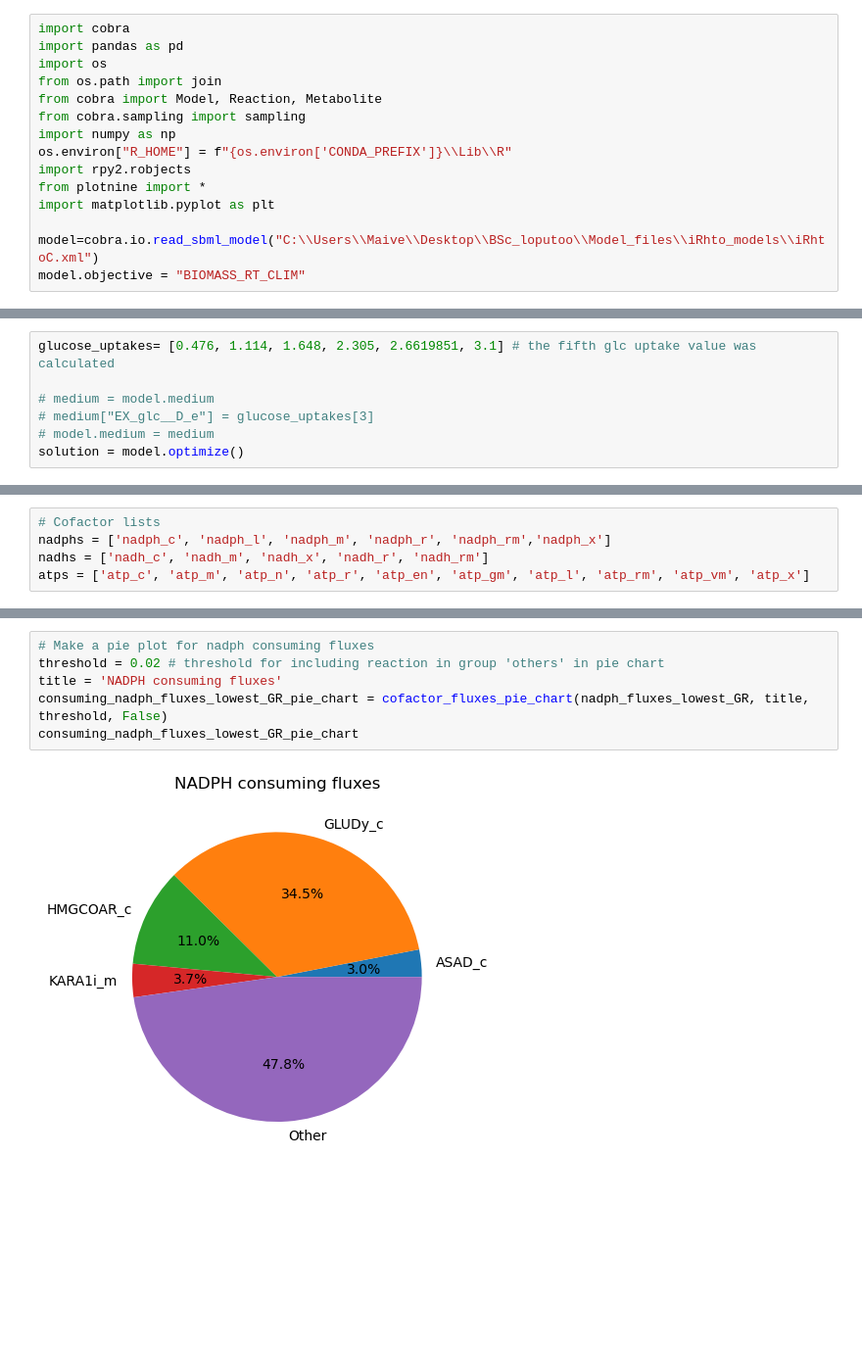
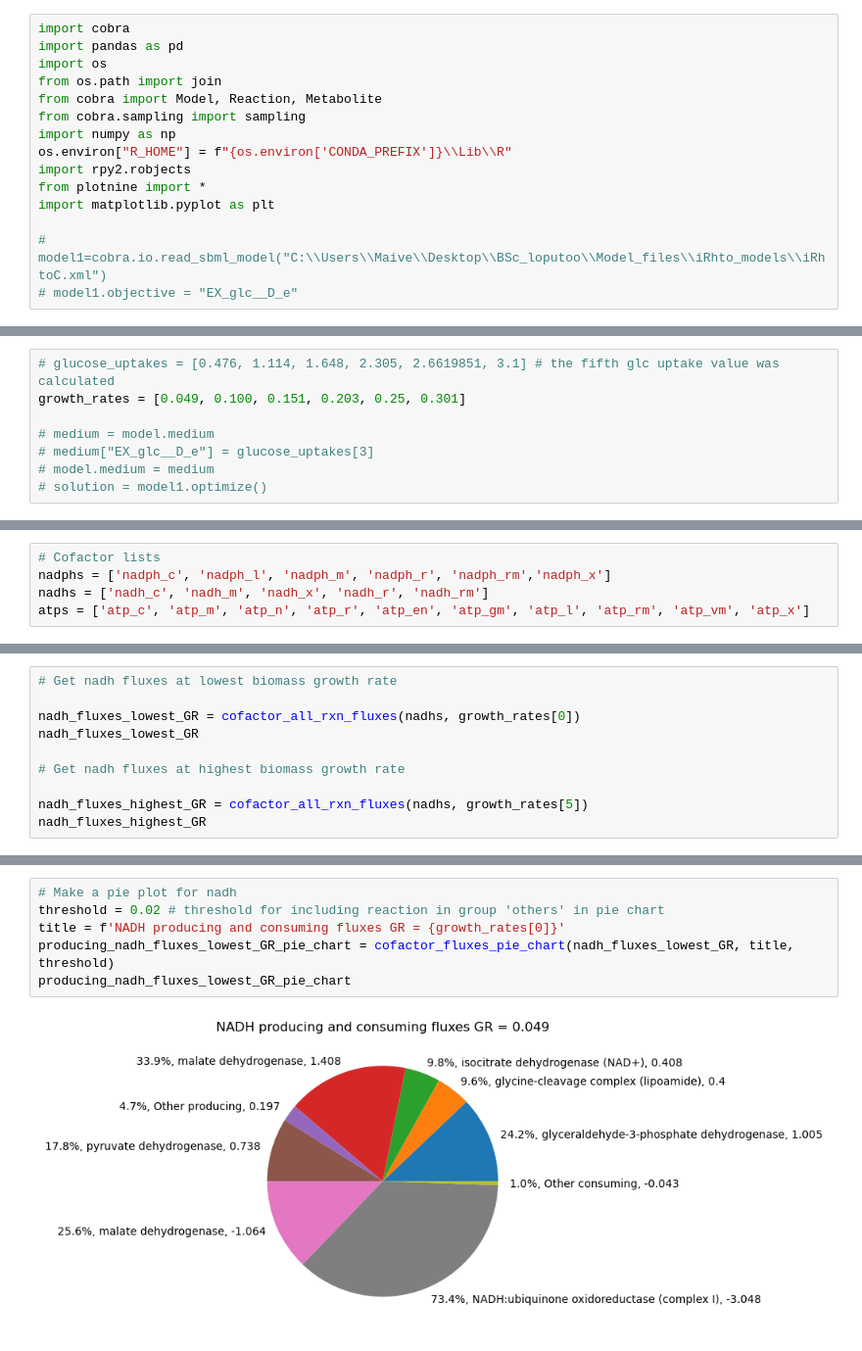
Before and after one commit to maivehanni/BSc_thesis, a Jupyter notebook: Python_scripts/iRhto/iRhto_cofactor_balances.ipynb, the cells around one changed output, grey strips where cells are left out. Shown: that part at 98% size. Drawn from its saved outputs; the diff is of its cells as text; blank space fills up the shorter version.

```diff
--- a/Python_scripts/iRhto/iRhto_cofactor_balances.ipynb
+++ b/Python_scripts/iRhto/iRhto_cofactor_balances.ipynb
@@ -17,5 +17,5 @@ import rpy2.robjects
 from plotnine import *
 import matplotlib.pyplot as plt
 
-model=cobra.io.read_sbml_model("C:\\Users\\Maive\\Desktop\\BSc_loputoo\\Model_files\\iRhto_models\\iRhtoC.xml")
-model.objective = "BIOMASS_RT_CLIM"
+# model1=cobra.io.read_sbml_model("C:\\Users\\Maive\\Desktop\\BSc_loputoo\\Model_files\\iRhto_models\\iRhtoC.xml")
+# model1.objective = "EX_glc__D_e"
@@ -25,7 +22,8 @@ Academic license - for non-commercial use only - expires 2025-01-21
 # %%
-glucose_uptakes= [0.476, 1.114, 1.648, 2.305, 2.6619851, 3.1] # the fifth glc uptake value was calculated
+# glucose_uptakes = [0.476, 1.114, 1.648, 2.305, 2.6619851, 3.1] # the fifth glc uptake value was calculated
+growth_rates = [0.049, 0.100, 0.151, 0.203, 0.25, 0.301]
 
 # medium = model.medium
 # medium["EX_glc__D_e"] = glucose_uptakes[3]
 # model.medium = medium
-solution = model.optimize()
+# solution = model1.optimize()
@@ -145,0 +197,10 @@ producing_nadph_fluxes_lowest_GR_pie_chart
+# %%
+# Get nadh fluxes at lowest biomass growth rate
+
+nadh_fluxes_lowest_GR = cofactor_all_rxn_fluxes(nadhs, growth_rates[0])
+nadh_fluxes_lowest_GR
+
+# Get nadh fluxes at highest biomass growth rate
+
+nadh_fluxes_highest_GR = cofactor_all_rxn_fluxes(nadhs, growth_rates[5])
+nadh_fluxes_highest_GR
@@ -146,11 +227,11 @@ producing_nadph_fluxes_lowest_GR_pie_chart
 # %%
-# Make a pie plot for nadph consuming fluxes
+# Make a pie plot for nadh
 threshold = 0.02 # threshold for including reaction in group 'others' in pie chart
-title = 'NADPH consuming fluxes'
-consuming_nadph_fluxes_lowest_GR_pie_chart = cofactor_fluxes_pie_chart(nadph_fluxes_lowest_GR, title, threshold, False)
-consuming_nadph_fluxes_lowest_GR_pie_chart
+title = f'NADH producing and consuming fluxes GR = {growth_rates[0]}'
+producing_nadh_fluxes_lowest_GR_pie_chart = cofactor_fluxes_pie_chart(nadh_fluxes_lowest_GR, title, threshold)
+producing_nadh_fluxes_lowest_GR_pie_chart
 # %% [output]
-[figure, old version]
+[figure, new version]
 ([<matplotlib.patches.Wedge at 0x...>,
   <matplotlib.patches.Wedge at 0x...>,
   <matplotlib.patches.Wedge at 0x...>,
```
Also changed, not shown: parts of 17 cells of this notebook, 44 other files.
